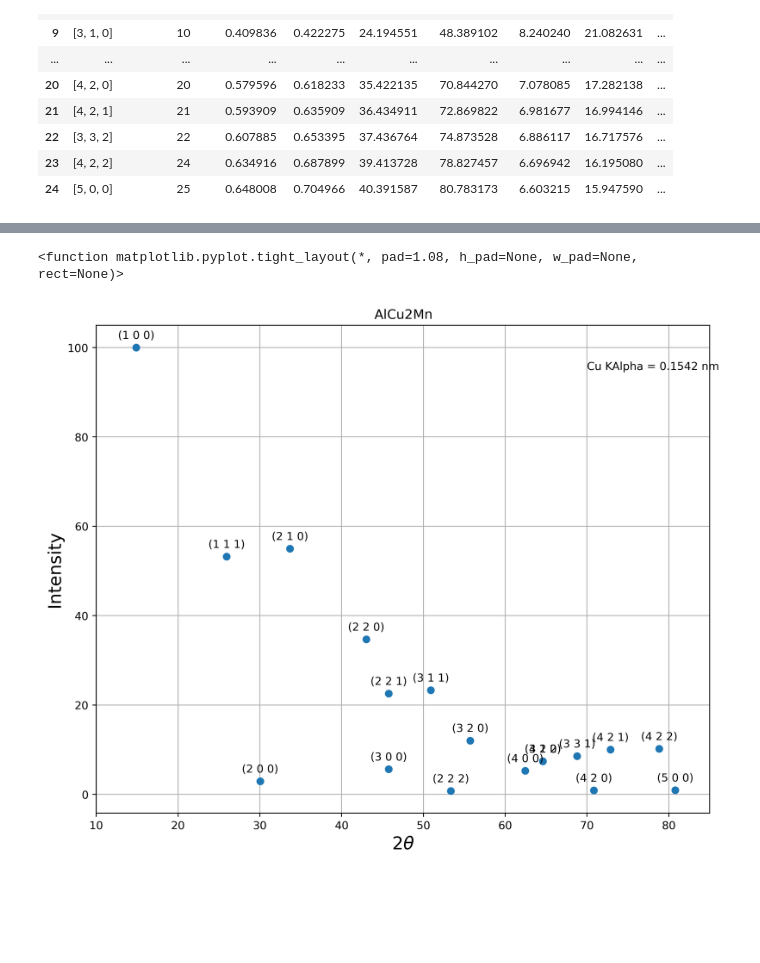
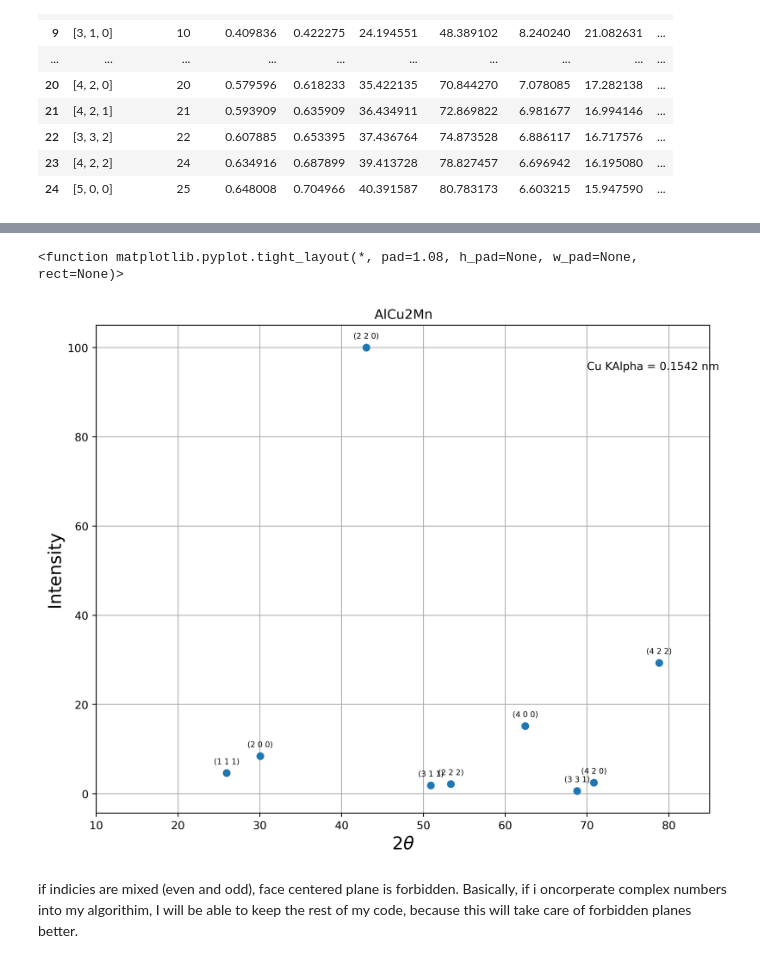
Before and after one commit to Hvossler/XRD, a Jupyter notebook: XRD_AlCu2Mn.ipynb, the cells around one changed output, grey strips where cells are left out. Drawn from its saved outputs; the diff is of its cells as text; code cells hidden in the pictures; blank space fills up the shorter version.

Commit message:
Handles complex numbers
changed structure factor algorithm

```diff
--- a/XRD_AlCu2Mn.ipynb
+++ b/XRD_AlCu2Mn.ipynb
@@ -75,7 +76,7 @@ atom_positions = store_atom_positions('MnAlCu2_atom_positions.csv')
 # %%
 # This calculates the term that will be multiplied by the atomic scattering factor
 # for each atom type and for each miller incices
-def compute_structure_factor_term(atom_positions, miller_indices_array):
+def compute_structure_factor_term_i(atom_positions, miller_indices_array):
     results = {}
 
     for miller_indices in miller_indices_array:
@@ -83,25 +84,20 @@ def compute_structure_factor_term(atom_positions, miller_indices_array):
         total = 0
 
         for position in atom_positions:
-            position_adjusted = 2*position # distribute the 2 in the exponential factor to each atom position
-            x, y, z = position_adjusted
+            #position_adjusted = 2*position # distribute the 2 in the exponential factor to each atom position
+            x, y, z = position
             value = x * h + y * k + z * l
-
-            # Check if value is even or 0
-            if value % 2 == 0:
-                total += 1
-            # If value is odd
-            else:
-                total -= 1
+            term = np.round(np.exp(2j*np.pi*value), 2)
+            total += term
 
         # Store the result with Miller indices as the key
         results[tuple(miller_indices)] = total
 
     return results
 # %%
-Al_structure_factor_term = compute_structure_factor_term(atom_positions["Al"], miller_indices)
-Cu_structure_factor_term = compute_structure_factor_term(atom_positions["Cu"], miller_indices)
-Mn_structure_factor_term = compute_structure_factor_term(atom_positions["Mn"], miller_indices)
+Al_structure_factor_term = compute_structure_factor_term_i(atom_positions["Al"], miller_indices)
+Cu_structure_factor_term = compute_structure_factor_term_i(atom_positions["Cu"], miller_indices)
+Mn_structure_factor_term = compute_structure_factor_term_i(atom_positions["Mn"], miller_indices)
 print("Al", Al_structure_factor_term)
 print("Cu", Cu_structure_factor_term)
 print("Mn",Mn_structure_factor_term)
@@ -143,7 +139,9 @@ def get_unique_permutations(hkl):
 df['Structure Factor'] = (df['Al_f'] * df['Miller'].apply(lambda x: Al_structure_factor_term[tuple(x)]) +
                               (df['Cu_f'] * df['Miller'].apply(lambda x: Cu_structure_factor_term[tuple(x)])) +
                               (df['Mn_f'] * df['Miller'].apply(lambda x: Mn_structure_factor_term[tuple(x)])))
-df['F^2'] = df['Structure Factor']**2
+df['conj'] = df['Structure Factor'].apply(lambda x: np.conj(x))
+result = (df["Structure Factor"]*df['conj'])
+df['F^2'] = result.apply(lambda x: x.real)
 #df['p'] = [8, 6, 12, 24, 8, 6, 24, 24, 24]
 df['p'] = df['Miller'].apply(lambda x: len(get_unique_permutations(x)))
 df['Lorentz_factor'] = df['theta (rad)'].apply(lambda x: (1+(math.cos(2*x)**2)) / (math.sin(x)**2 * math.cos(x)))
@@ -172,28 +175,29 @@ df
 # %%
-# 100 should not be showing up - FCC 100 should be forbidden reflection. my copper is causing it to have reflection. 210 as well
-# when figureing out if a reflection is forbidden. do you ignore the basis??? just look at the fcc lattice?
-# i think i may need a new column that is the forbidden or allowed reflection.
+
 fig = plt.figure(figsize=(10, 8), dpi = 400)
 filtered_df = df[df['Intensity_norm'] != 0]
 x = filtered_df['2 theta (deg)']
 y = filtered_df['Intensity_norm']
 plt.plot(x, y, 'o')
 
 # Add text labels above each data point
 for index, row in filtered_df.iterrows():
     label = str(row['Miller']).replace('[', '(').replace(']', ')').replace(',', '')
     x = row['2 theta (deg)']
     y = row['Intensity_norm']
-    plt.text(x, y + 0.02 * max(filtered_df['Intensity_norm']), label, ha='center')
+    plt.text(x, y + 0.02 * max(filtered_df['Intensity_norm']), label, ha='center', fontsize = 7)
 
 # Figure formatting
 plt.text(70, 95, "Cu KAlpha = 0.1542 nm")
 plt.xlim(10, 85)
 plt.xlabel("2"r'$\theta$', fontsize = 16)
 plt.ylabel('Intensity', fontsize = 16)
 plt.title(r'$\mathrm{AlCu2Mn}$')
 plt.grid()
 plt.tight_layout
 # %% [output]
 <function matplotlib.pyplot.tight_layout(*, pad=1.08, h_pad=None, w_pad=None, rect=None)>
-[figure, old version]
+[figure, new version]
+# %% [markdown]
+if indicies are mixed (even and odd), face centered plane is forbidden.
+Basically, if i oncorperate complex numbers into my algorithim, I will be able to keep the rest of my code, because this will take care of forbidden planes better.
```
Also changed, not shown: parts of 3 cells of this notebook, 7 other files.
